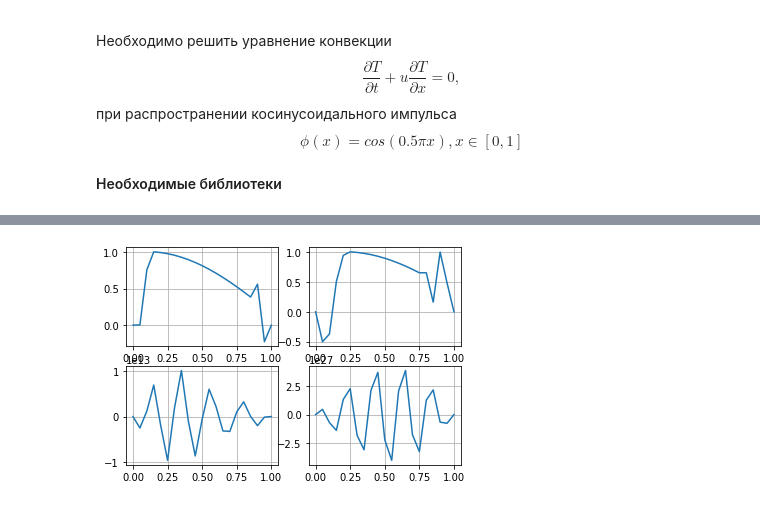
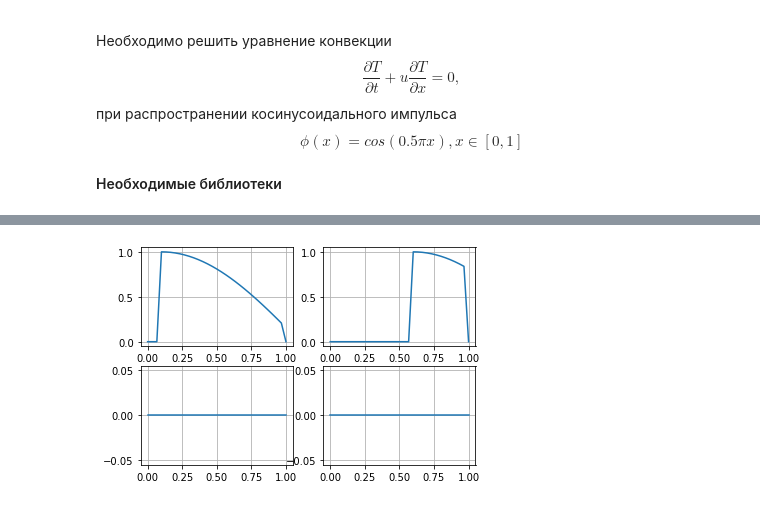
Before and after one commit to IAnanevich/numerical-methods, a Jupyter notebook: lab4/Laba4.ipynb, the cells around one changed output, grey strips where cells are left out. Drawn from its saved outputs; the diff is of its cells as text; code cells hidden in the pictures.

```diff
--- a/lab4/Laba4.ipynb
+++ b/lab4/Laba4.ipynb
@@ -34,15 +26,11 @@ def explicity(c: float):
     lines = int(time / dt)
     T = np.zeros((lines + 1, columns + 1))
 
-    for i in range(1, columns):
+    for i in range(columns + 1):
         T[0][i] = initial(i * dx)
 
-    for i in range(0, lines + 1):
-        T[i][0] = first_border(i * dt)
-        T[0][columns] = second_border(i * dt)
-
     for k in range(lines):
-        for j in range(1, columns):
+        for j in range(columns):
             T[k + 1][j] = T[k][j] - c * (T[k][j + 1] - T[k][j - 1]) / 2
     return T, dt
 # %%
@@ -57,14 +45,17 @@ def draw(dt: float, u: list) -> None:
 
     ax2 = fig.add_subplot(222)
     ax2.grid()
-    plt.plot(x, u[int(0.2 / dt), :])
+    plt.plot(x, u[int(0.5 / dt), :])
 
     ax3 = fig.add_subplot(223)
     ax3.grid()
-    plt.plot(x, u[int(5 / dt), :])
+    plt.plot(x, u[int(1 / dt), :])
 
     ax4 = fig.add_subplot(224)
     ax4.grid()
     plt.plot(x, u[int(10 / dt), :])
 
     plt.show()
+# %%
+T, dt = explicity(c=0.5)
+draw(dt, T)
@@ -71,5 +64,19 @@ def draw(dt: float, u: list) -> None:
+# %%
+def lax_wendroff(c: float):
+    dx = length / columns
+    dt = dx * c / u
+    lines = int(time / dt)
+    T = np.zeros((lines + 1, columns + 1))
+
+    for i in range(columns + 1):
+        T[0][i] = initial(i * dx)
+
+    for k in range(lines):
+        for j in range(columns):
+            T[k+1][j]=T[k][j]-c*(T[k][j+1]-T[k][j-1])/2+c**2*(T[k][j+1]-2*T[k][j]+T[k][j-1])/2
+    return T, dt
 # %%
-T, dt = explicity(c=1)
+T, dt = lax_wendroff(c=1)
 draw(dt, T)
 # %% [output]
-[figure, old version]
+[figure, new version]
```
Also changed, not shown: parts of 9 cells of this notebook, 6 other files.
